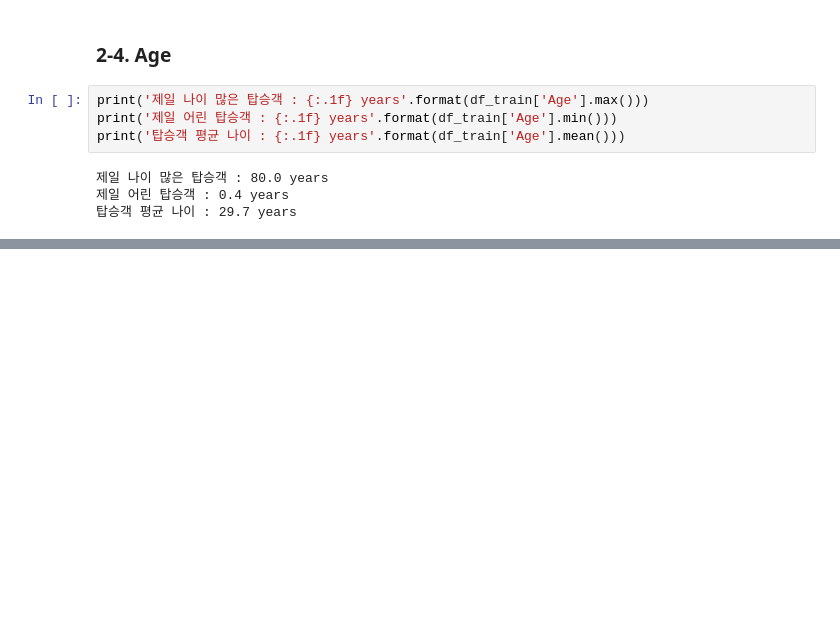
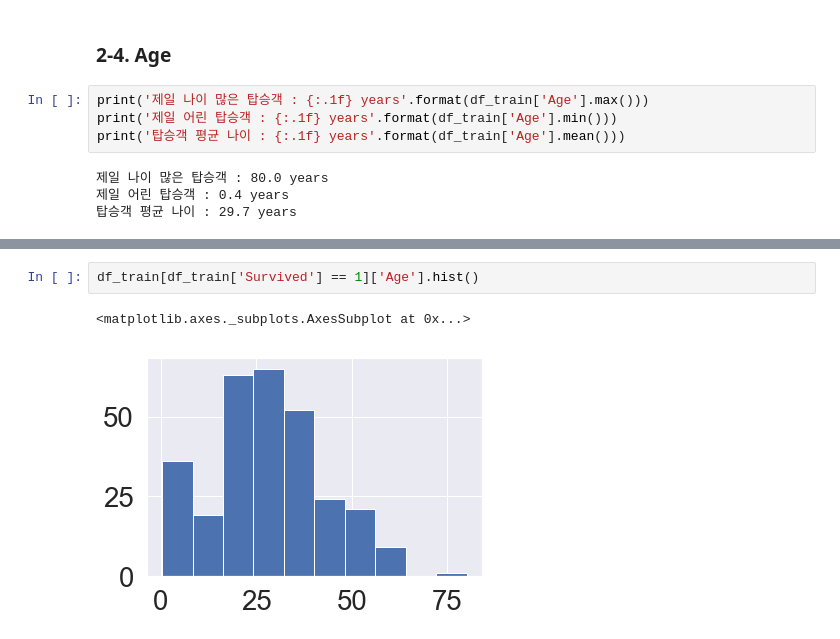
Before and after one commit to nevret-jklee/Kaggle_2019-3rd-ml-month-with-kakr, a Jupyter notebook: 필사적으로 필사하기/Titanic/1-1. titanic (3).ipynb, the cells around one changed output, grey strips where cells are left out. Saved outputs shown, nothing was run; the diff lists cells and outputs as text; blank space fills up the shorter version.

```diff
--- a/필사적으로 필사하기/Titanic/1-1. titanic (3).ipynb
+++ b/필사적으로 필사하기/Titanic/1-1. titanic (3).ipynb
@@ -75,0 +84,5 @@ print('탑승객 평균 나이 : {:.1f} years'.format(df_train['Age'].mean()))
+# %%
+df_train[df_train['Survived'] == 1]['Age'].hist()
+# %% [output]
+<matplotlib.axes._subplots.AxesSubplot at 0x...>
+[figure, added]
```
Also changed, not shown: parts of 17 cells of this notebook.
